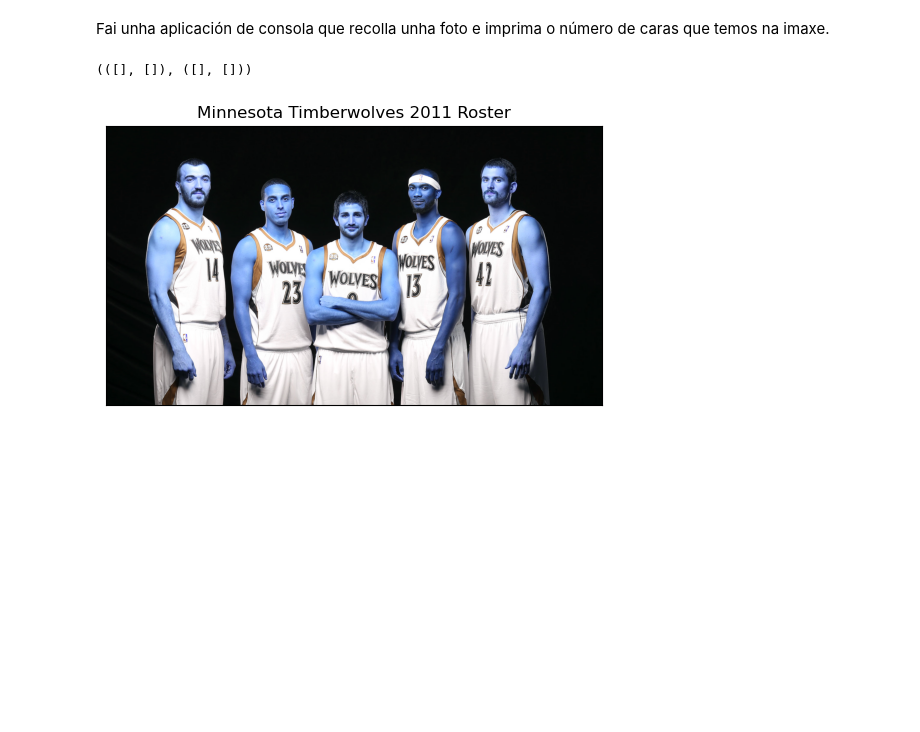
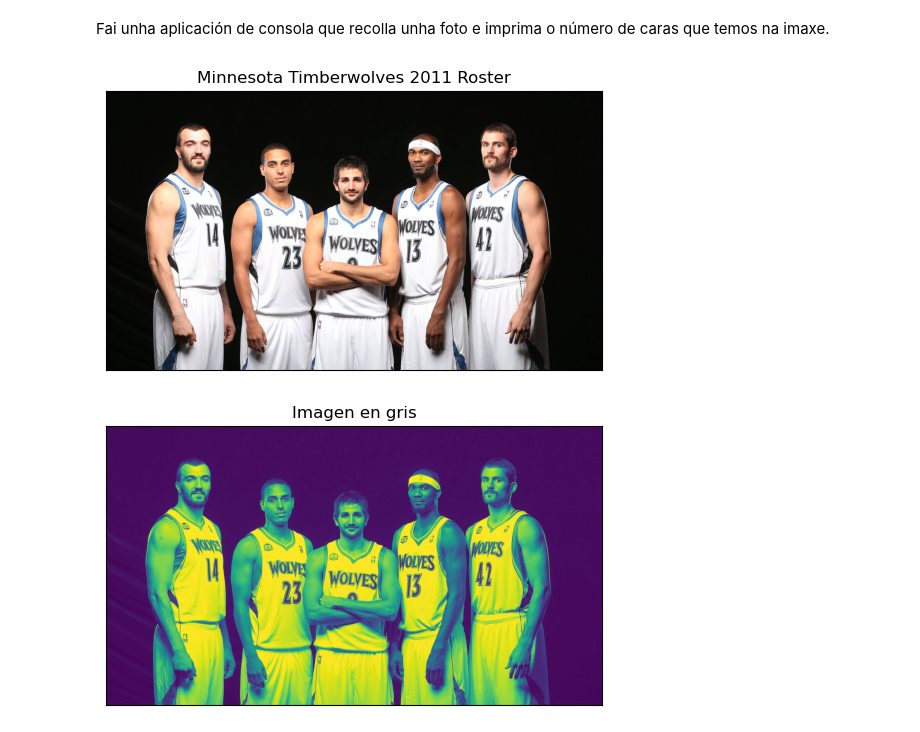
Before and after one commit to Angelmbx/Programacion-IA, a Jupyter notebook: UD2/Tareas/Tarea_64 - Detección caras/Tarea_64.ipynb, the cells around one changed output. Drawn from its saved outputs; the diff is of its cells as text; code cells hidden in the pictures; blank space fills up the shorter version.

```diff
--- a/UD2/Tareas/Tarea_64 - Detección caras/Tarea_64.ipynb
+++ b/UD2/Tareas/Tarea_64 - Detección caras/Tarea_64.ipynb
@@ -4,11 +4,19 @@ Fai unha aplicación de consola que recolla unha foto e imprima o número de car
 import numpy as np
 import cv2 as cv
 from matplotlib import pyplot as plt
-
-img_original = cv.imread("minnesota_timberwolves.jpg")
-plt.imshow(img_original)
-plt.title('Minnesota Timberwolves 2011 Roster')
-plt.xticks([]), plt.yticks([])
-# %% [output]
-(([], []), ([], []))
-[figure, removed]
+# %%
+img = cv.imread("minnesota_timberwolves.jpg")
+img_color = cv.cvtColor(img, cv.COLOR_BGR2RGB)
+gray = cv.cvtColor(img_color, cv.COLOR_BGR2GRAY)
+plt.imshow(img_color)
+plt.title('Minnesota Timberwolves 2011 Roster')
+plt.xticks([]), plt.yticks([])
+plt.show()
+
+plt.imshow(gray)
+plt.title('Imagen en gris')
+plt.xticks([]), plt.yticks([])
+plt.show()
+# %% [output]
+[figure, added]
+[figure, added]
```
